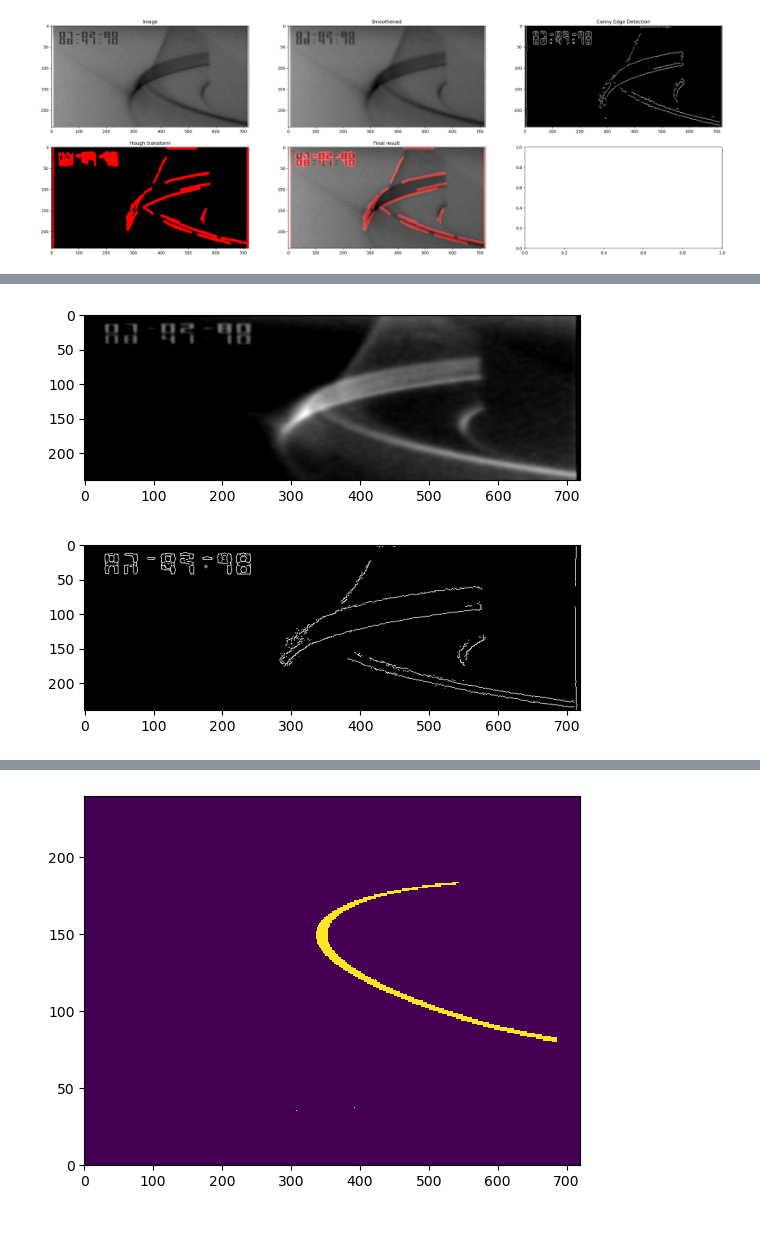
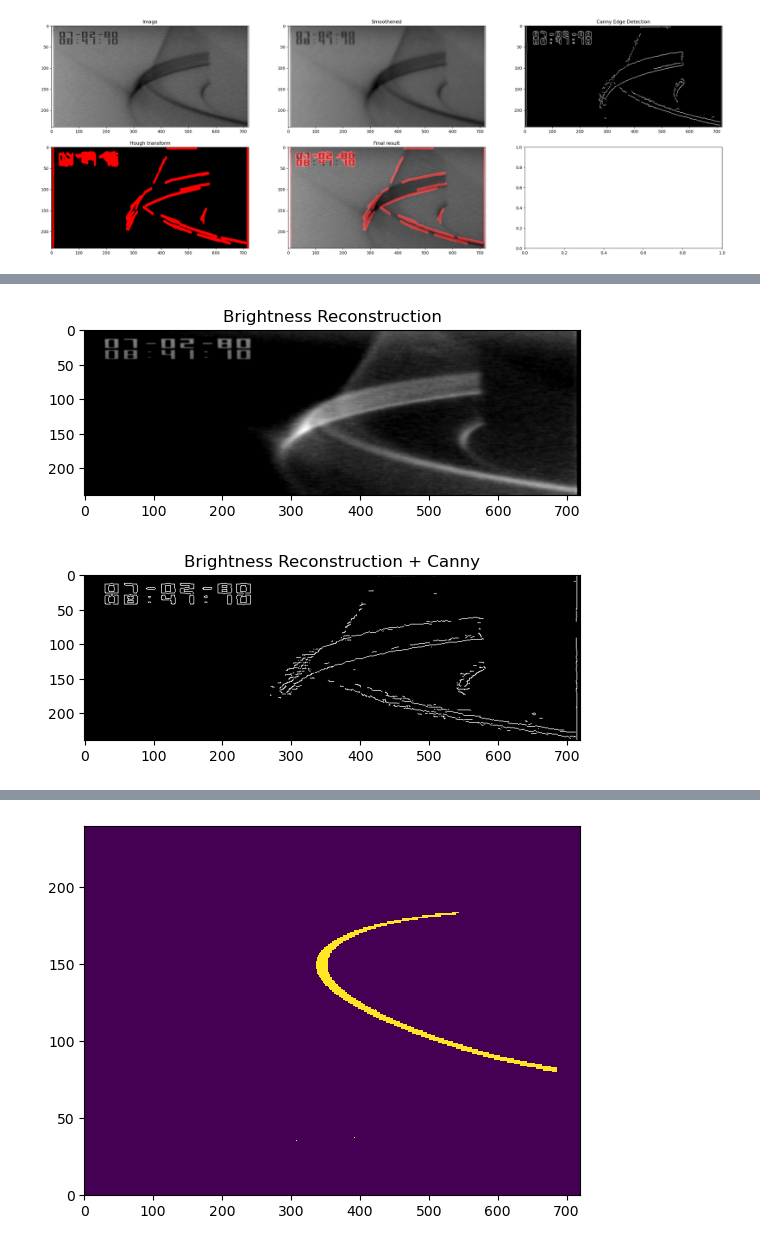
Before and after one commit to PlasmaControl/plasma-tv, a Jupyter notebook: plasma-tv-base-code.ipynb, the cells around one changed output, grey strips where cells are left out. Saved outputs shown, nothing was run; the diff lists cells and outputs as text; code cells hidden in the pictures.

```diff
--- a/plasma-tv-base-code.ipynb
+++ b/plasma-tv-base-code.ipynb
@@ -184,11 +180,13 @@ doi: 10.1109/TPS.2018.2828863.
 img = np.sqrt(vid[tid]).copy() # [25:250,250:700]
 ratio = np.amax(img) / 255
 img8 = (img/ratio).astype('uint8')
-kernel_size = 11
+kernel_size = 5
 blur_gray = cv2.GaussianBlur(img8,(kernel_size, kernel_size),0)
 
 # img = cv2.imread('zhang4ab-2828863-large.jpg')
 # img8 = cv2.cvtColor(img, cv2.COLOR_BGR2GRAY)[100:200,100:200]
 
-plt.imshow(blur_gray, cmap='gray')
+plt.imshow(img8, cmap='gray')
+plt.title('Original')
+plt.show()
 # %% [output]
@@ -197,5 +248,6 @@ plt.imshow(blur_gray, cmap='gray')
 # %%
 def get_probability(img):
+
     im_norm = img / 255
     im_ave = np.average(im_norm)
     significance = np.log(im_norm+1) * (im_norm - im_ave)
@@ -207,7 +259,8 @@ def get_probability(img):
 def prob_to_edge(image, threshold):
     ratio = np.amax(image) / 255
     img8 = (image/ratio).astype('uint8')
-    edge = cv2.Canny(img8, threshold[0], threshold[1])
+    edge_ = cv2.Canny(img8, threshold[0], threshold[1])
+
 
     # ksize = 5
     # sobelx = cv2.Sobel(image,cv2.CV_64F,1,0,ksize=ksize)
@@ -222,4 +275,4 @@ def prob_to_edge(image, threshold):
     #     for j in range(dim[1]):
     #         edge[i,j] = 255 * (g[i,j] == 0)
 
-    return edge
+    return edge_
@@ -226,15 +286,17 @@ def prob_to_edge(image, threshold):
 # %%
 probability = get_probability(blur_gray)
 plt.imshow(probability, cmap='gray')
+plt.title('Brightness Reconstruction')
 plt.show()
 # %% [output]
-[figure, old version]
+[figure, new version]
 # %%
-edge = prob_to_edge(probability,[55,70])
-plt.imshow(edge, cmap='gray')
+edge2 = prob_to_edge(probability,[70,85])
+plt.imshow(edge2, cmap='gray')
+plt.title('Brightness Reconstruction + Canny')
 plt.show()
 # %% [output]
-[figure, old version]
+[figure, new version]
 # %%
 rho = 1  # This is the distance resolution in pixels of the Hough grid
 theta = np.pi / 180  # angular resolution in radians of the Hough grid
```
Also changed, not shown: parts of 24 cells of this notebook, 3 other files.
